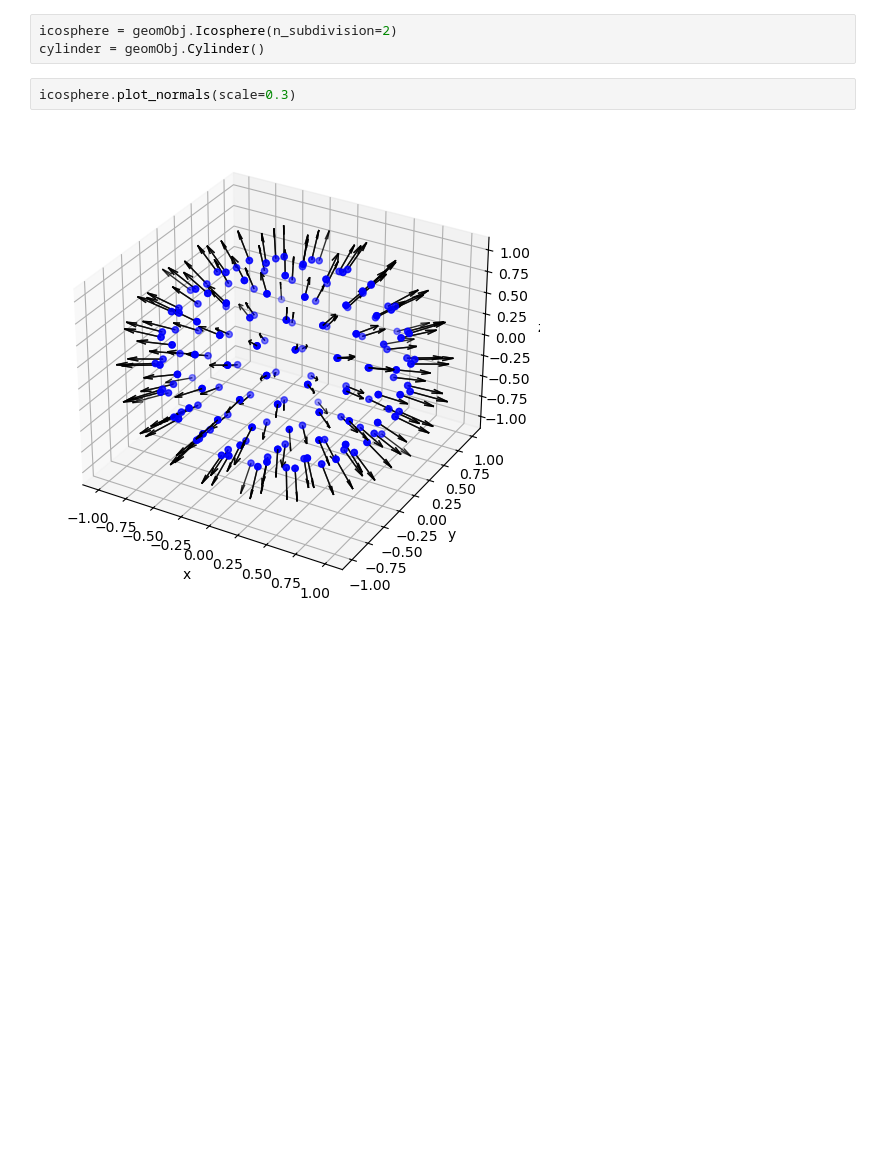
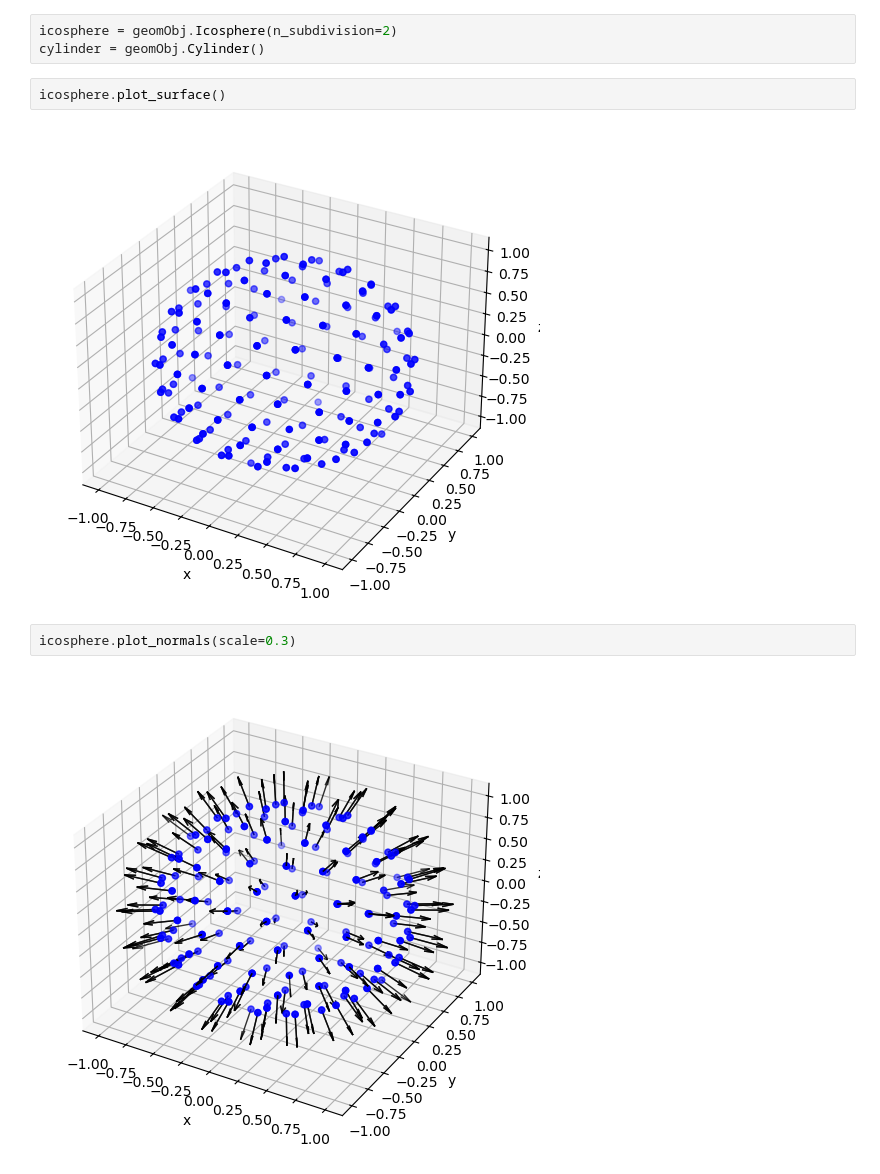
Before and after one commit to dHuberYoumans/maths, a Jupyter notebook: MeanCurvFlow/notebook/MeanCurvFlow.ipynb, the cells around one changed output. Drawn from its saved outputs; the diff is of its cells as text; blank space fills up the shorter version.

```diff
--- a/MeanCurvFlow/notebook/MeanCurvFlow.ipynb
+++ b/MeanCurvFlow/notebook/MeanCurvFlow.ipynb
@@ -261,6 +124,10 @@ class Cylinder():
 # %%
 icosphere = geomObj.Icosphere(n_subdivision=2)
 cylinder = geomObj.Cylinder()
+# %%
+icosphere.plot_surface()
+# %% [output]
+[figure, added]
 # %%
 icosphere.plot_normals(scale=0.3)
 # %% [output]
```
Also changed, not shown: parts of 5 cells of this notebook.
